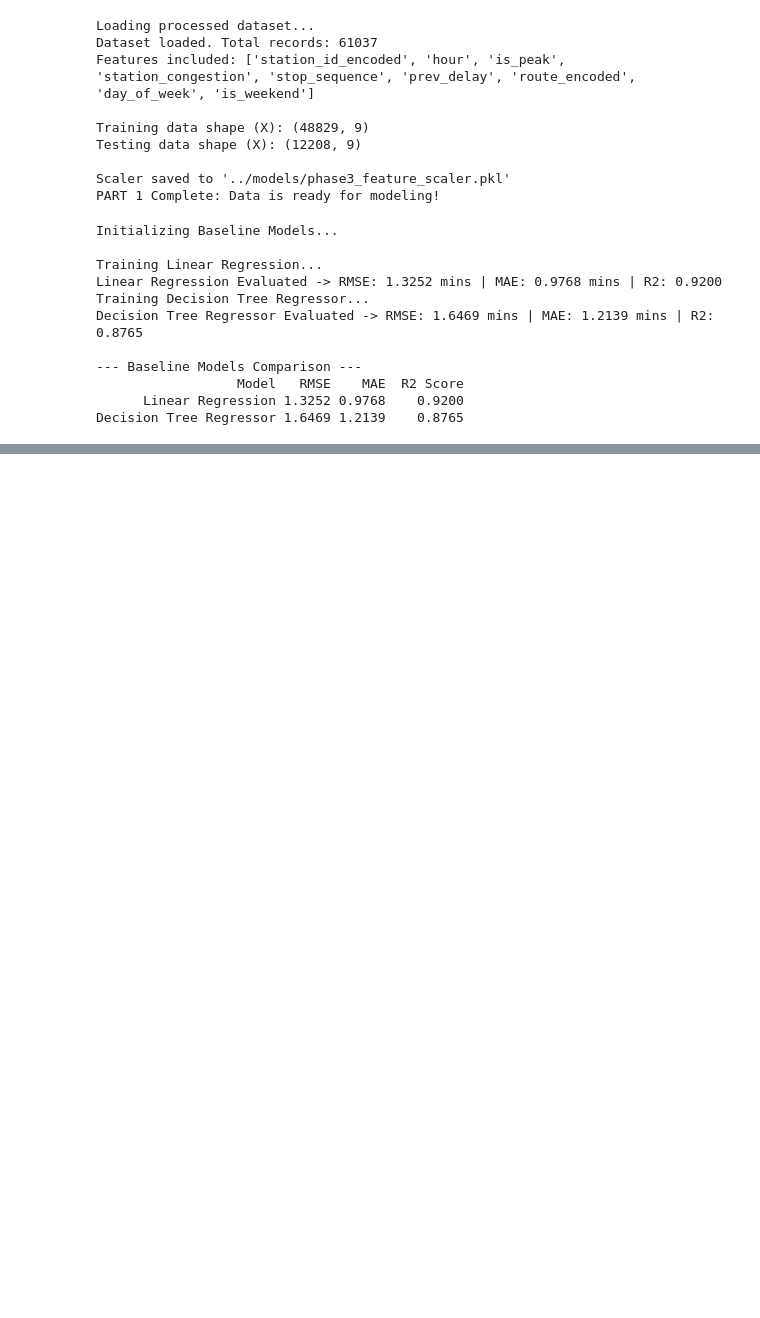
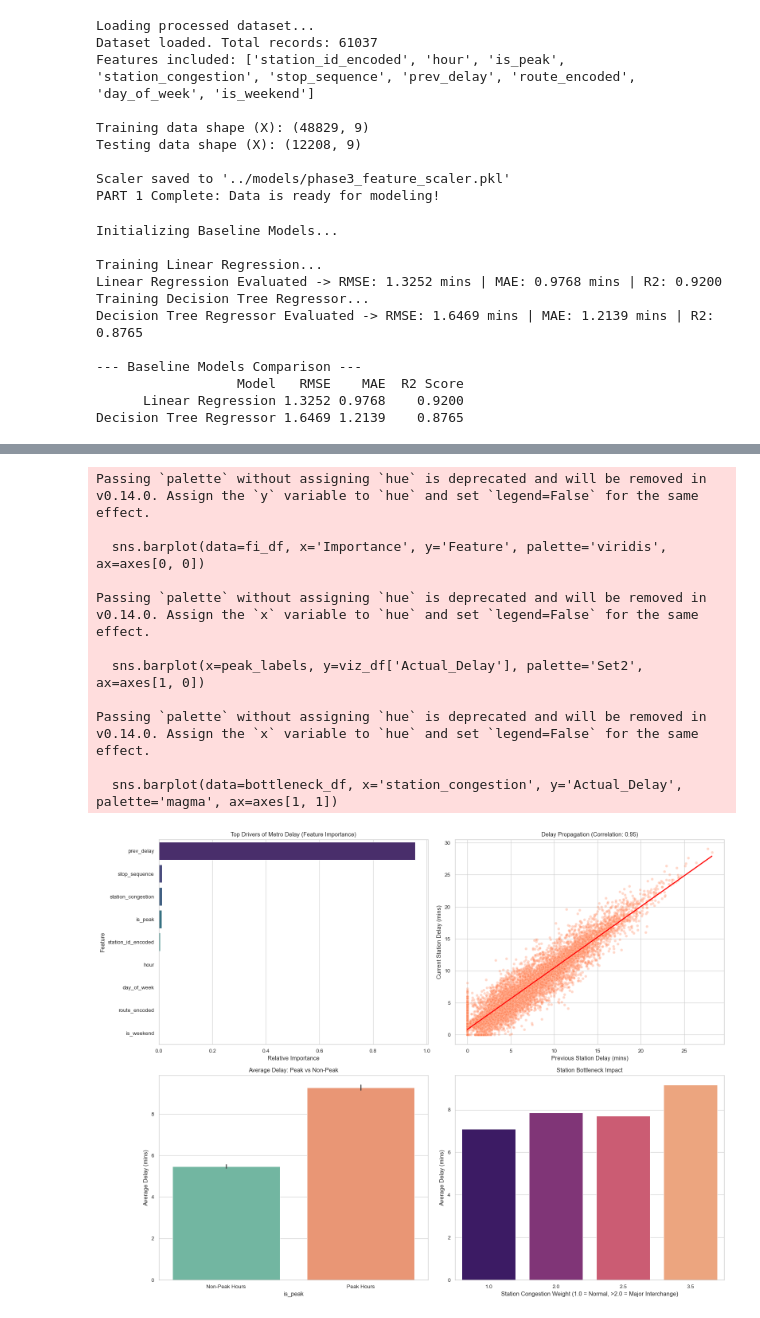
Before and after one commit to ahana4banerjee/metro-delay-prediction, a Jupyter notebook: notebooks/model_building.ipynb, the cells around one changed output, grey strips where cells are left out. Saved outputs shown, nothing was run; the diff lists cells and outputs as text; code cells hidden in the pictures; blank space fills up the shorter version.

Commit message:
Phase 3B: Created a custom ML model and made observations, evaluated performance metrics

```diff
--- a/notebooks/model_building.ipynb
+++ b/notebooks/model_building.ipynb
@@ -117,0 +214,74 @@ Decision Tree Regressor 1.6469 1.2139    0.8765
+# %%
+# ==========================================
+# PART 2 & 3: FEATURE IMPORTANCE & INSIGHTS
+# ==========================================
+import matplotlib.pyplot as plt
+import seaborn as sns
+import scipy.stats as stats
+
+sns.set_theme(style="whitegrid", context="paper", font_scale=1.1)
+
+# Create a master dataframe for visualization analysis
+viz_df = X_test.copy()
+viz_df['Actual_Delay'] = y_test
+viz_df['Predicted_Delay'] = rf_preds
+viz_df['Abs_Error'] = abs(viz_df['Actual_Delay'] - viz_df['Predicted_Delay'])
+
+fig, axes = plt.subplots(2, 2, figsize=(16, 12))
+
+# ---------------------------------------------------------
+# Plot 1: Feature Importance (Random Forest)
+# ---------------------------------------------------------
+importances = rf_model.feature_importances_
+fi_df = pd.DataFrame({'Feature': X.columns, 'Importance': importances})
+fi_df = fi_df.sort_values(by='Importance', ascending=False)
+
+sns.barplot(data=fi_df, x='Importance', y='Feature', palette='viridis', ax=axes[0, 0])
+axes[0, 0].set_title('Top Drivers of Metro Delay (Feature Importance)')
+axes[0, 0].set_xlabel('Relative Importance')
+
+# ---------------------------------------------------------
+# Plot 2: Delay Propagation (Previous vs Current Delay)
+# ---------------------------------------------------------
+sns.scatterplot(data=viz_df, x='prev_delay', y='Actual_Delay', alpha=0.3, color='coral', ax=axes[0, 1])
+# Add a trendline
+sns.regplot(data=viz_df, x='prev_delay', y='Actual_Delay', scatter=False, color='red', ax=axes[0, 1])
+corr, _ = stats.pearsonr(viz_df['prev_delay'], viz_df['Actual_Delay'])
+axes[0, 1].set_title(f'Delay Propagation (Correlation: {corr:.2f})')
+axes[0, 1].set_xlabel('Previous Station Delay (mins)')
+axes[0, 1].set_ylabel('Current Station Delay (mins)')
+
+# ---------------------------------------------------------
+# Plot 3: Peak vs Non-Peak Analysis
+# ---------------------------------------------------------
+peak_labels = viz_df['is_peak'].map({1: 'Peak Hours', 0: 'Non-Peak Hours'})
+sns.barplot(x=peak_labels, y=viz_df['Actual_Delay'], palette='Set2', ax=axes[1, 0])
+axes[1, 0].set_title('Average Delay: Peak vs Non-Peak')
+axes[1, 0].set_ylabel('Average Delay (mins)')
+
+# ---------------------------------------------------------
+# Plot 4: Station Bottleneck Analysis
+# ---------------------------------------------------------
+# Group by station congestion level to see impact
+bottleneck_df = viz_df.groupby('station_congestion')['Actual_Delay'].mean().reset_index()
+sns.barplot(data=bottleneck_df, x='station_congestion', y='Actual_Delay', palette='magma', ax=axes[1, 1])
+axes[1, 1].set_title('Station Bottleneck Impact')
+axes[1, 1].set_xlabel('Station Congestion Weight (1.0 = Normal, >2.0 = Major Interchange)')
+axes[1, 1].set_ylabel('Average Delay (mins)')
+
+plt.tight_layout()
+plt.savefig('../reports/figures/07_deep_insights_dashboard.png', dpi=300)
+plt.show()
+# %% [output]
+Passing `palette` without assigning `hue` is deprecated and will be removed in v0.14.0. Assign the `y` variable to `hue` and set `legend=False` for the same effect.
+
+  sns.barplot(data=fi_df, x='Importance', y='Feature', palette='viridis', ax=axes[0, 0])
+
+Passing `palette` without assigning `hue` is deprecated and will be removed in v0.14.0. Assign the `x` variable to `hue` and set `legend=False` for the same effect.
+
+  sns.barplot(x=peak_labels, y=viz_df['Actual_Delay'], palette='Set2', ax=axes[1, 0])
+
+Passing `palette` without assigning `hue` is deprecated and will be removed in v0.14.0. Assign the `x` variable to `hue` and set `legend=False` for the same effect.
+
+  sns.barplot(data=bottleneck_df, x='station_congestion', y='Actual_Delay', palette='magma', ax=axes[1, 1])
+[figure, added]
```
Also changed, not shown: parts of 3 cells of this notebook, 1 other file.
